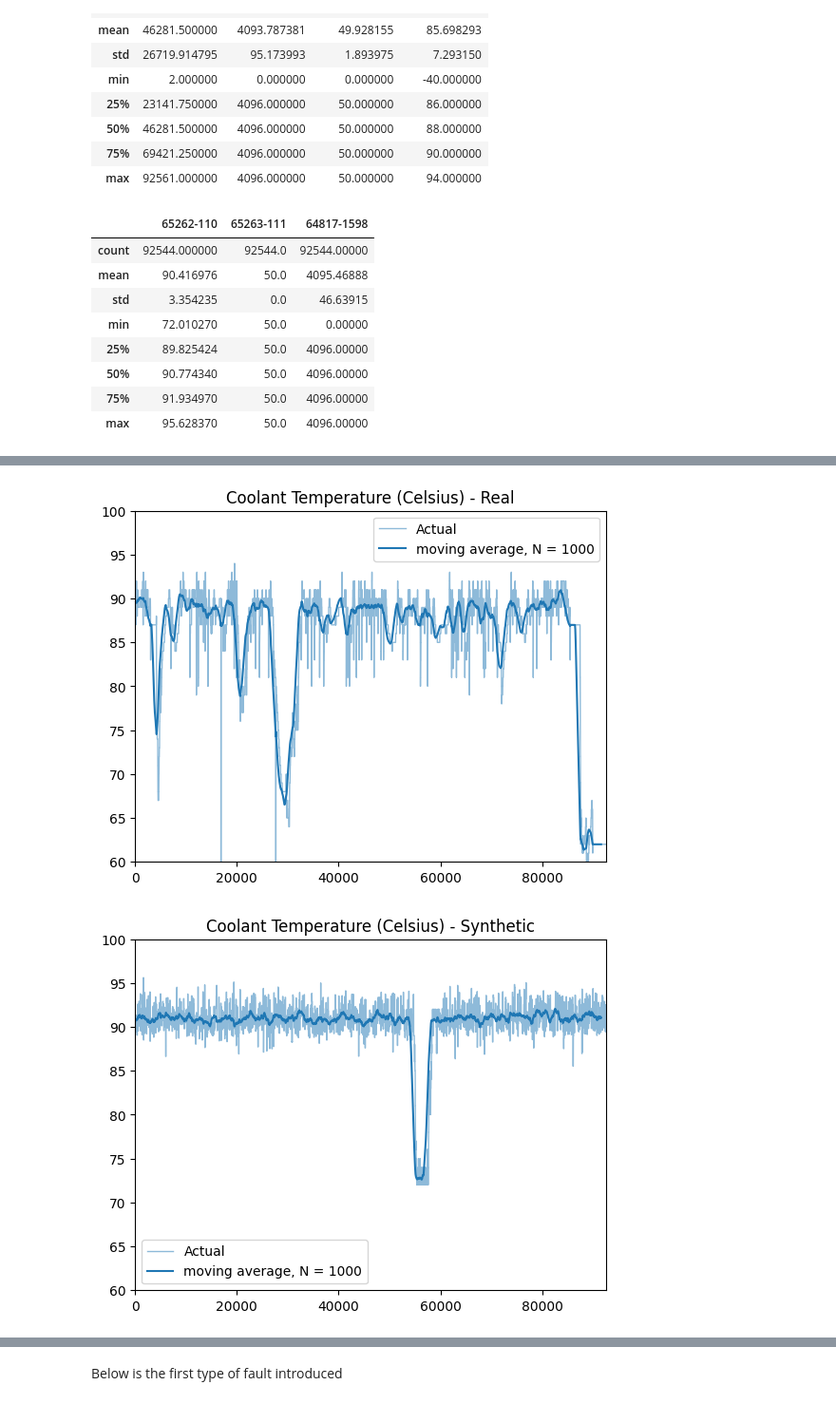
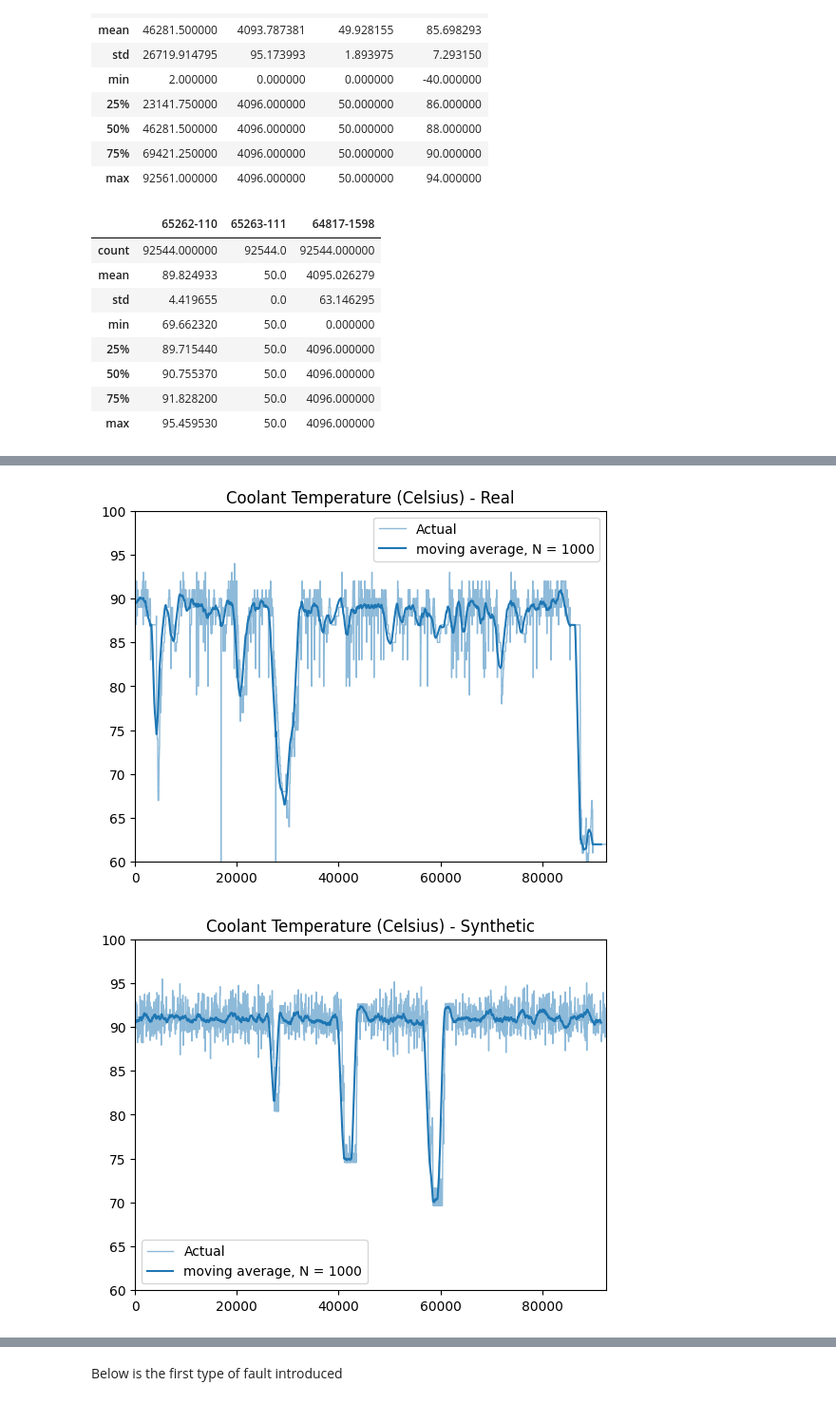
Before and after one commit to gautamvira/Predictive-Maintenance, a Jupyter notebook: fault_introduction.ipynb, the cells around one changed output, grey strips where cells are left out. Shown: that part at 95% size. Saved outputs shown, nothing was run; the diff lists cells and outputs as text; code cells hidden in the pictures.

Commit message:
Minor changes in the graphs, number of clusters, etc.

```diff
--- a/fault_introduction.ipynb
+++ b/fault_introduction.ipynb
@@ -124,17 +124,17 @@ og.describe()
 | 75% | 69421.250000 | 4096.000000 | 50.000000 | 90.000000 |
 | max | 92561.000000 | 4096.000000 | 50.000000 | 94.000000 |
 # %%
-dsets[0].describe()
+dsets[3].describe()
 # %% [output]
 |  | 65262-110 | 65263-111 | 64817-1598 |
-| count | 92544.000000 | 92544.0 | 92544.00000 |
-| mean | 90.416976 | 50.0 | 4095.46888 |
-| std | 3.354235 | 0.0 | 46.63915 |
-| min | 72.010270 | 50.0 | 0.00000 |
-| 25% | 89.825424 | 50.0 | 4096.00000 |
-| 50% | 90.774340 | 50.0 | 4096.00000 |
-| 75% | 91.934970 | 50.0 | 4096.00000 |
-| max | 95.628370 | 50.0 | 4096.00000 |
+| count | 92544.000000 | 92544.0 | 92544.000000 |
+| mean | 89.824933 | 50.0 | 4095.026279 |
+| std | 4.419655 | 0.0 | 63.146295 |
+| min | 69.662320 | 50.0 | 0.000000 |
+| 25% | 89.715440 | 50.0 | 4096.000000 |
+| 50% | 90.755370 | 50.0 | 4096.000000 |
+| 75% | 91.828200 | 50.0 | 4096.000000 |
+| max | 95.459530 | 50.0 | 4096.000000 |
 # %%
 
 plt.plot(og['64817-1598'], linewidth = 1, alpha = 0.5, label = 'Actual')
@@ -144,9 +144,9 @@ plt.ylim(4040, 4100)
 plt.title('Fan speed (rpm) - Real')
 plt.legend()
 plt.show()
-plt.plot(dsets[0]['64817-1598'], linewidth = 1, alpha = 0.5, label = 'Actual')
-plt.plot(moving_avg(dsets[0]['64817-1598'], 1000), 'C0', label = 'moving average, N = 1000')
-plt.xlim(0,len(dsets[0]['64817-1598']))
+plt.plot(dsets[3]['64817-1598'], linewidth = 1, alpha = 0.5, label = 'Actual')
+plt.plot(moving_avg(dsets[3]['64817-1598'], 1000), 'C0', label = 'moving average, N = 1000')
+plt.xlim(0,len(dsets[3]['64817-1598']))
 plt.ylim(4040, 4100)
 plt.title('Fan speed (rpm) - Synthetic')
 plt.legend()
@@ -158,9 +158,9 @@ plt.ylim(60, 100)
 plt.title('Coolant Temperature (Celsius) - Real')
 plt.legend()
 plt.show()
-plt.plot(dsets[0]['65262-110'], linewidth = 1, alpha = 0.5, label = 'Actual')
-plt.plot(moving_avg(dsets[0]['65262-110'], 1000), 'C0', label = 'moving average, N = 1000')
-plt.xlim(0,len(dsets[0]['65262-110']))
+plt.plot(dsets[3]['65262-110'], linewidth = 1, alpha = 0.5, label = 'Actual')
+plt.plot(moving_avg(dsets[3]['65262-110'], 1000), 'C0', label = 'moving average, N = 1000')
+plt.xlim(0,len(dsets[3]['65262-110']))
 plt.ylim(60, 100)
 plt.title('Coolant Temperature (Celsius) - Synthetic')
 plt.legend()
@@ -172,9 +172,9 @@ plt.ylim(40, 52)
 plt.title('Coolant Level (%) - Real')
 plt.legend()
 plt.show()
-plt.plot(dsets[0]['65263-111'], linewidth = 1, alpha = 0.5, label = 'Actual')
-plt.plot(moving_avg(dsets[0]['65263-111'], 1000), 'C0', label = 'moving average, N = 1000')
-plt.xlim(0,len(dsets[0]['65263-111']))
+plt.plot(dsets[3]['65263-111'], linewidth = 1, alpha = 0.5, label = 'Actual')
+plt.plot(moving_avg(dsets[3]['65263-111'], 1000), 'C0', label = 'moving average, N = 1000')
+plt.xlim(0,len(dsets[3]['65263-111']))
 plt.ylim(0,100)
 plt.title('Coolant Level (%) - Synthetic')
 plt.legend()
@@ -185,5 +185,5 @@ plt.show()
 [figure]
-[figure, old version]
+[figure, new version]
 [figure]
 [figure]
 # %% [markdown]
```
Also changed, not shown: parts of 2 cells of this notebook, 1 other file.
